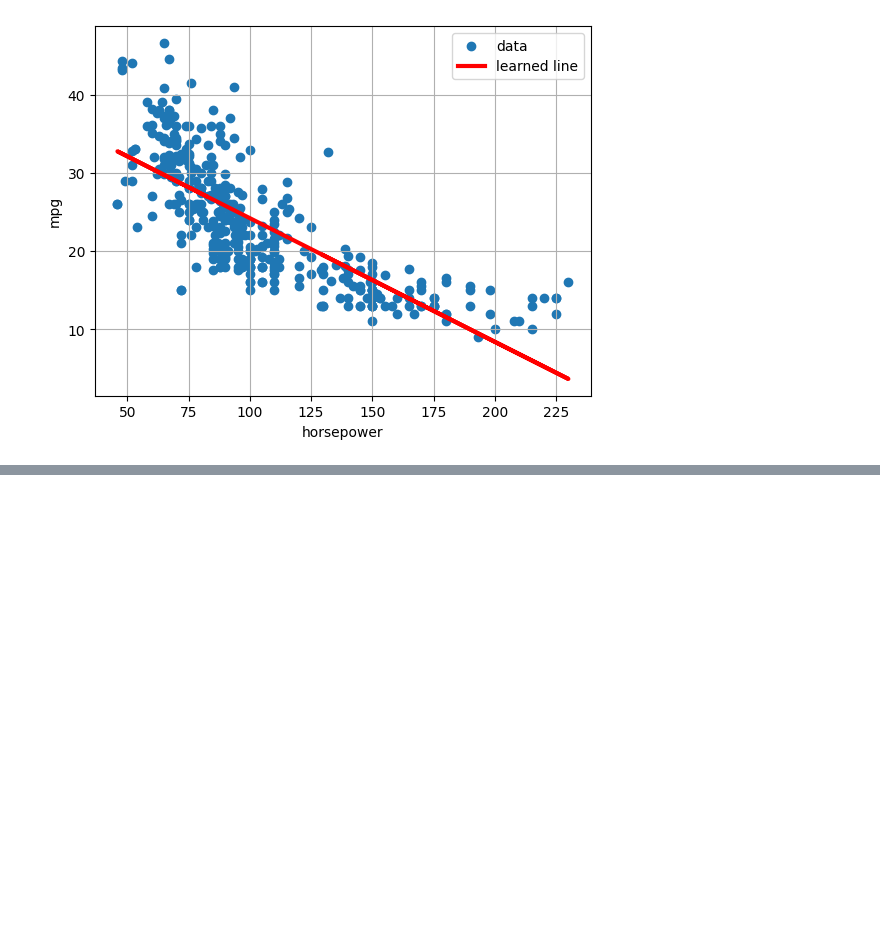
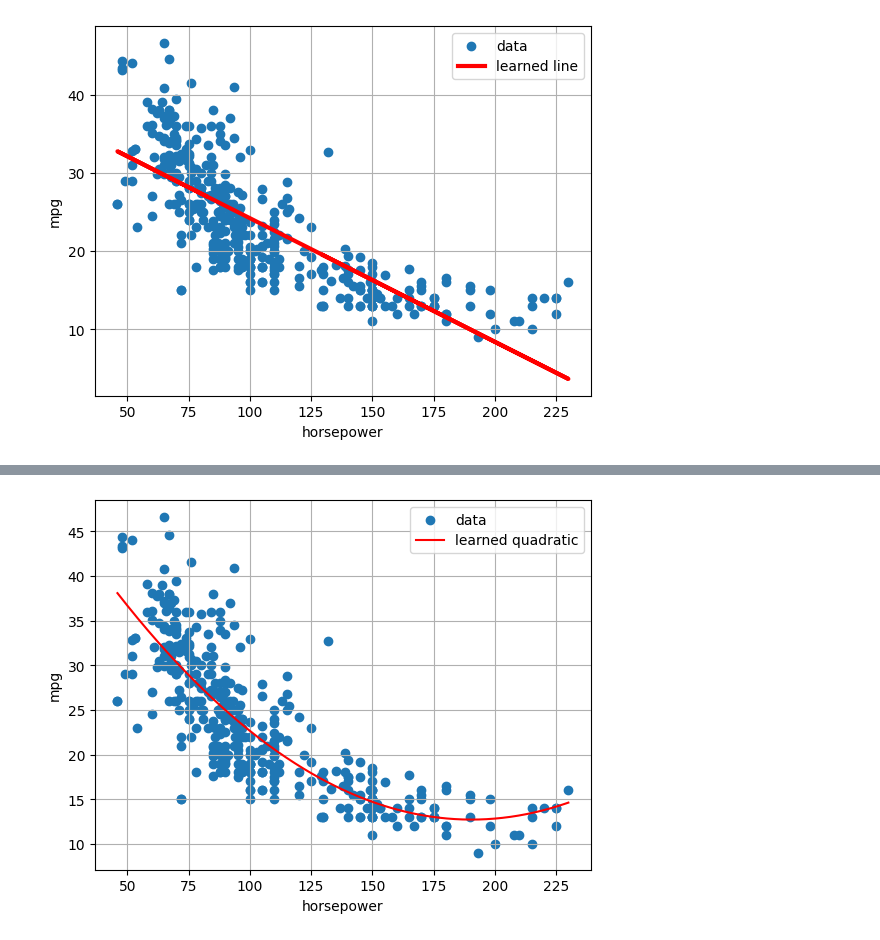
Before and after one commit to faris771/ML_Assignment1, a Jupyter notebook: main.ipynb, the cells around one changed output, grey strips where cells are left out. Cells and saved outputs as stored; diff of their text form; code cells hidden in the pictures; blank space fills up the shorter version.

```diff
--- a/main.ipynb
+++ b/main.ipynb
@@ -194,3 +194,16 @@ plt.legend(['data', 'learned line'])
 plt.show()
 # %% [output]
 [figure]
+# %%
+X_quadratic = np.column_stack((np.ones_like(df_cleaned['horsepower']), df_cleaned['horsepower'], df_cleaned['horsepower']**2))
+
+theta_quadratic = np.dot(np.dot(np.linalg.inv(np.dot(X_quadratic.T, X_quadratic)), X_quadratic.T), np.array(df_cleaned['mpg']))
+
+# Create a range of values for 'horsepower' to plot the quadratic function
+x_range_quadratic = np.linspace(df_cleaned['horsepower'].min(), df_cleaned['horsepower'].max(), len(df_cleaned))
+print(x_range_quadratic)
+print('=====================================')
+print(np.array(df_cleaned['horsepower']))
+
+# Create the corresponding feature matrix for the quadratic function
+X_quadratic_range = np.column_stack((np.ones_like(x_range_quadratic), x_range_quadratic, x_range_quadratic**2))
@@ -196,0 +228,15 @@ plt.show()
+# %%
+
+# Calculate the predicted values for the quadratic function
+y_pred_quadratic = np.dot(X_quadratic_range, theta_quadratic)
+
+# Plot the data and the learned quadratic function
+plt.scatter(df_cleaned['horsepower'], df_cleaned['mpg'])
+plt.plot(x_range_quadratic, y_pred_quadratic, color='red')
+plt.xlabel('horsepower')
+plt.ylabel('mpg')
+plt.grid()
+plt.legend(['data', 'learned quadratic curve'])
+plt.show()
+# %% [output]
+[figure, added]
```
Also changed, not shown: parts of 1 cell of this notebook.
